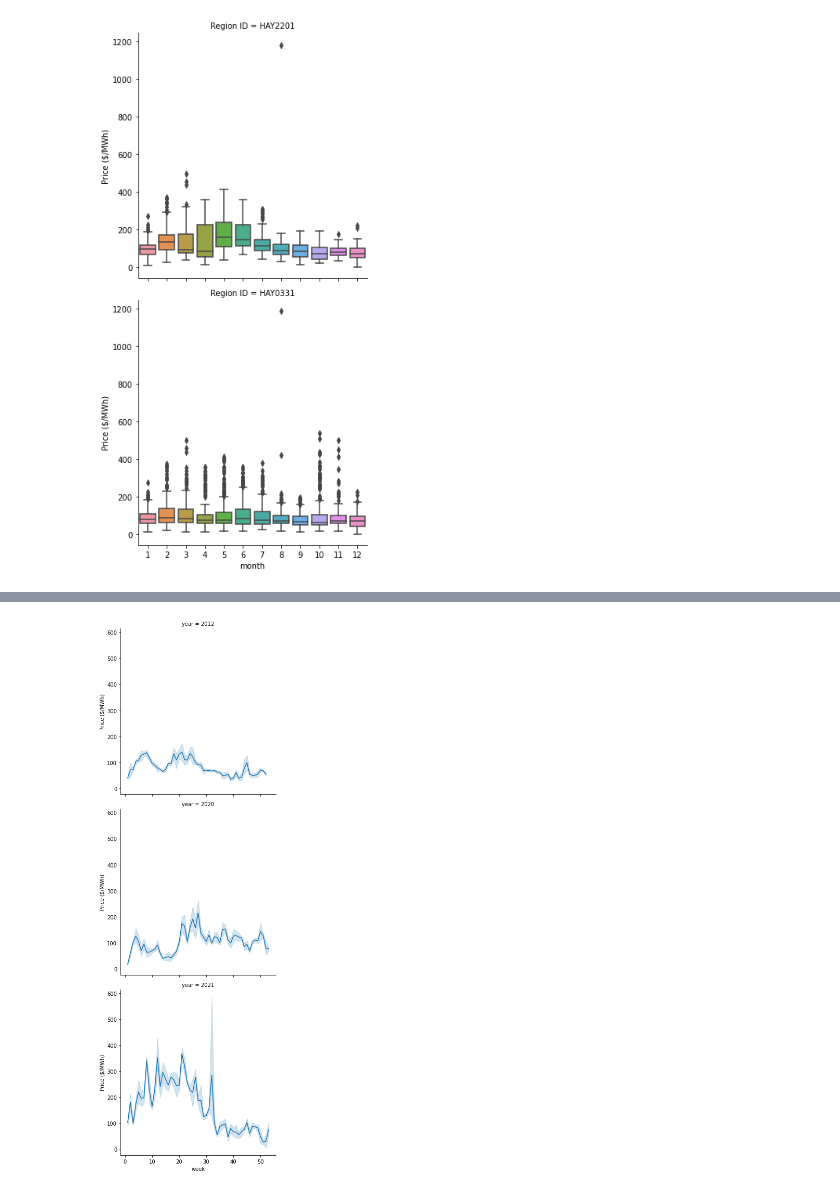
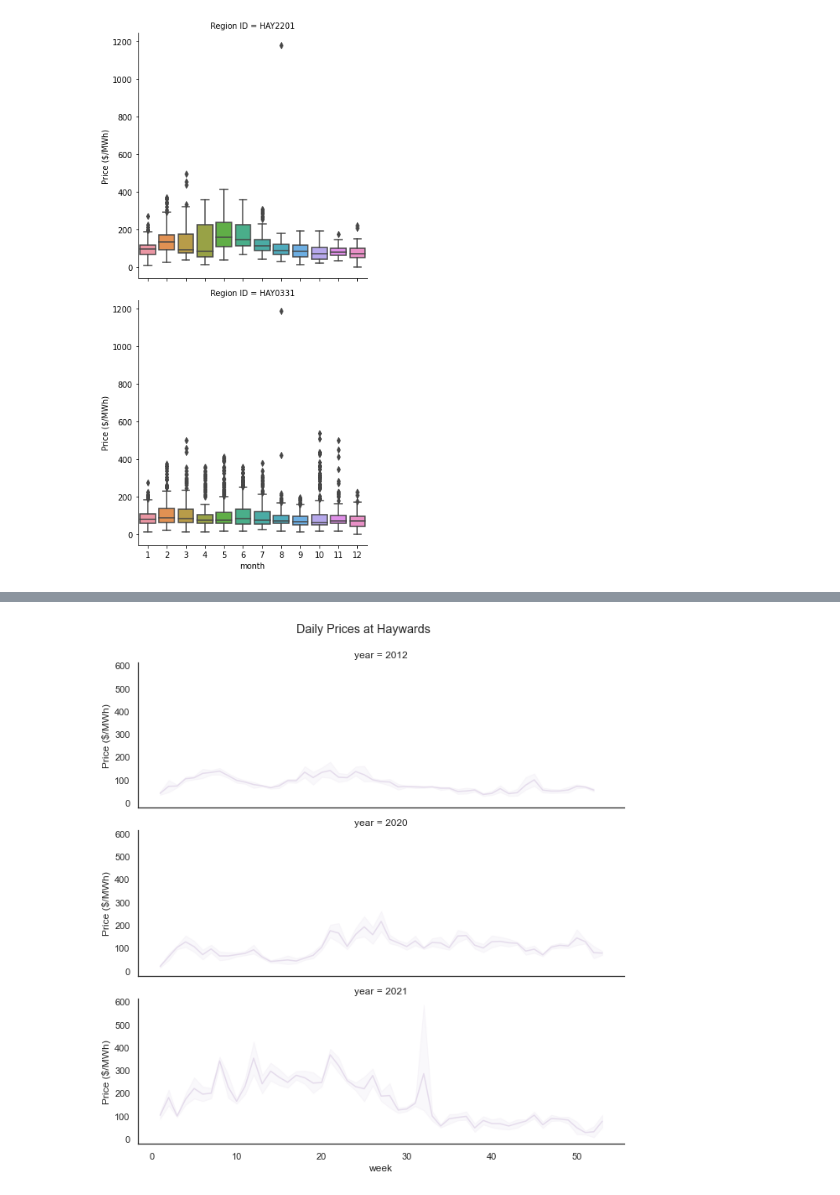
Before and after one commit to steve-dev90/seaborn_examples, a Jupyter notebook: seaborn.ipynb, the cells around one changed output, grey strips where cells are left out. Cells and saved outputs as stored; diff of their text form; code cells hidden in the pictures.

Commit message:
working on charts

```diff
--- a/seaborn.ipynb
+++ b/seaborn.ipynb
@@ -134,3 +78,14 @@ sns.catplot(x = 'month', y = 'Price ($/MWh)', \
 plt.show()
 # %% [output]
 [figure]
+# %%
+#Lets look at the number of data points for each Region ID
+#Some Region ID's contain missing data
+sns.set_context('talk')
+sns.set_theme(style = 'white', \
+  rc = {'figure.figsize': (12 , 5), "axes.spines.right": False, \
+    "axes.spines.top": False})
+sns.countplot(x='Region ID', data = prices)
+plt.xticks(rotation=90)
+plt.title('Price data counts by Region ID')
+plt.show()
@@ -137,7 +94,12 @@ plt.show()
 # %%
-sns.relplot(x = 'week', y = 'Price ($/MWh)', \
-  kind = 'line', data = prices[prices['Region ID'] == 'HAY2201'], row = 'year')
+#Lets look at how daily prices at Haywards 2201 varies by year
+sns.set_palette('PuRd')
+
+g = sns.relplot(x = 'week', y = 'Price ($/MWh)', \
+  kind = 'line', data = prices[prices['Region ID'] == 'HAY2201'], \
+    row = 'year', height=3, aspect=3.0)
+g.fig.suptitle('Daily Prices at Haywards', y =1.03)
 
 plt.show()
 # %% [output]
-[figure, old version]
+[figure, new version]
```
Also changed, not shown: parts of 5 cells of this notebook.
